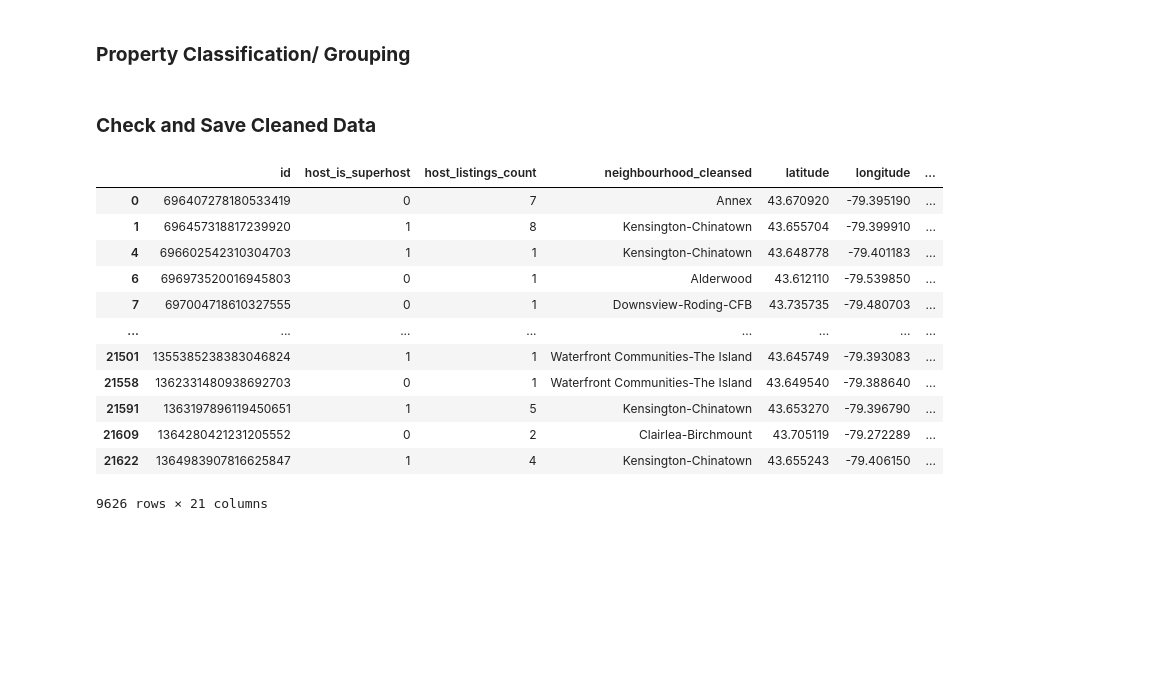
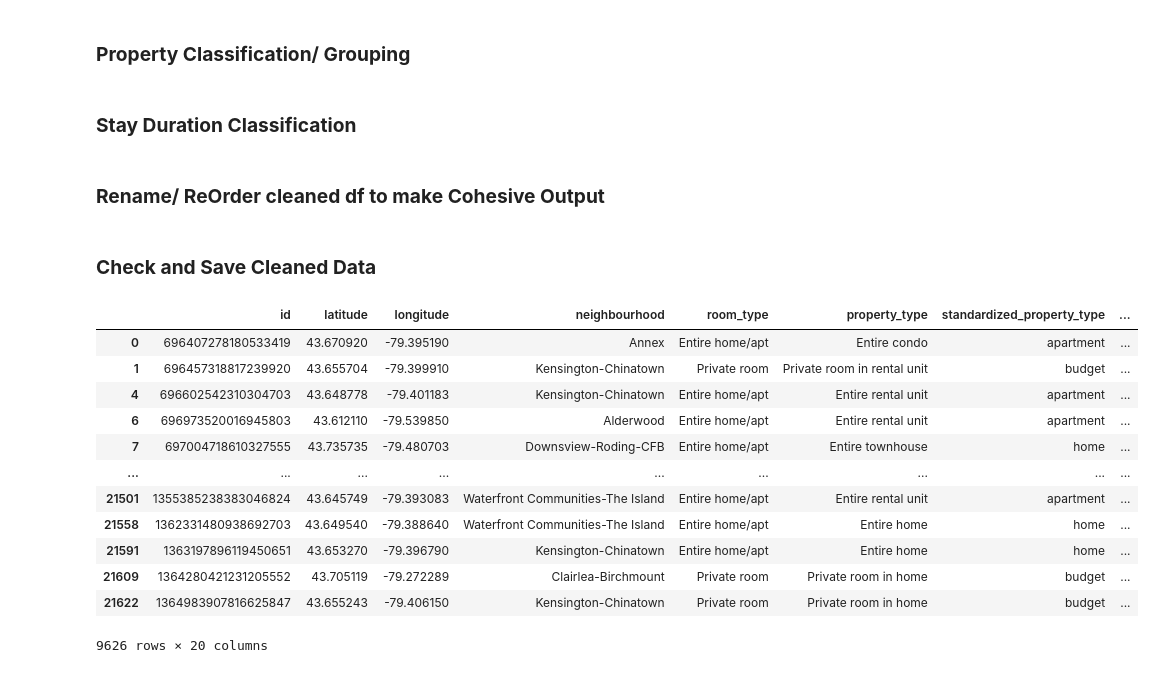
Before and after one commit to Oceanpro00/toronto_airbnb_investment_navigator, a Jupyter notebook: notebooks/1_data_cleaning.ipynb, the cells around one changed output. Saved outputs shown, nothing was run; the diff lists cells and outputs as text; code cells hidden in the pictures; blank space fills up the shorter version.

```diff
--- a/notebooks/1_data_cleaning.ipynb
+++ b/notebooks/1_data_cleaning.ipynb
@@ -108,19 +120,5 @@ def simplify_bathroom_text(text):
 # Apply Function and update
 listings_cleaned['bathrooms_text'] = listings_cleaned['bathrooms_text'].apply(simplify_bathroom_text)
 listings_cleaned.rename(columns={'bathrooms_text': 'bathrooms'}, inplace=True)
-# %%
-# Function to group bathroom values by just count
-def simplify_bathroom_text(text):
-    if text == 'no bath':
-        return 0
-    elif '1' in text:
-        return 1
-    elif '2' in text:
-        return 2
-    elif '3' in text:
-        return 3
-
-# Apply Function and update
-listings_cleaned['bathrooms_count'] = listings_cleaned['bathrooms'].apply(simplify_bathroom_text)
 # %% [markdown]
 ### **Property Classification/ Grouping**
@@ -163,19 +167,49 @@ listings_cleaned['standardized_property_type'] = listings_cleaned['property_type
+# %% [markdown]
+### **Stay Duration Classification**
+# %%
+# Function to Classify Stay Duration
+def classify_rental(min_nights, max_nights):
+    if min_nights > 31:
+        return 'Long-term'
+    elif min_nights <= 31 and max_nights <= 180:
+        return 'Short-term'
+    else:
+        return 'Mid-term'
+
+# Apply the categorization
+listings_cleaned['stay_duration'] = listings_cleaned[['minimum_nights', 'maximum_nights']].apply(lambda x : classify_rental(x[0],x[1]), axis=1)
+# %% [markdown]
+### **Rename/ ReOrder cleaned df to make Cohesive Output**
+# %%
+# rename columns
+listings_cleaned = listings_cleaned.rename(columns={
+    'neighbourhood_cleansed': 'neighbourhood'
+})
+
+# reorder columns
+listings_output = listings_cleaned[[
+    'id', 'latitude', 'longitude','neighbourhood', 'room_type', 'property_type',
+    'standardized_property_type', 'accommodates', 'bedrooms', 'beds', 'bathrooms',
+    'bathrooms_count', 'amenities', 'stay_duration', 'price',
+    'number_of_reviews_ly', 'host_is_superhost', 'host_listings_count',
+    'estimated_occupancy_l365d', 'estimated_revenue_l365d'
+    ]]
 # %% [markdown]
 ### **Check and Save Cleaned Data**
 # %%
 # Check Output Data
-listings_cleaned
+listings_output
 # %% [output]
-|  | id | host_is_superhost | host_listings_count | neighbourhood_cleansed | latitude | longitude | ... |
-| 0 | 696407278180533419 | 0 | 7 | Annex | 43.670920 | -79.395190 | ... |
-| 1 | 696457318817239920 | 1 | 8 | Kensington-Chinatown | 43.655704 | -79.399910 | ... |
-| 4 | 696602542310304703 | 1 | 1 | Kensington-Chinatown | 43.648778 | -79.401183 | ... |
-| 6 | 696973520016945803 | 0 | 1 | Alderwood | 43.612110 | -79.539850 | ... |
-| 7 | 697004718610327555 | 0 | 1 | Downsview-Roding-CFB | 43.735735 | -79.480703 | ... |
-| ... | ... | ... | ... | ... | ... | ... | ... |
-| 21501 | 1355385238383046824 | 1 | 1 | Waterfront Communities-The Island | 43.645749 | -79.393083 | ... |
-| 21558 | 1362331480938692703 | 0 | 1 | Waterfront Communities-The Island | 43.649540 | -79.388640 | ... |
-| 21591 | 1363197896119450651 | 1 | 5 | Kensington-Chinatown | 43.653270 | -79.396790 | ... |
-| 21609 | 1364280421231205552 | 0 | 2 | Clairlea-Birchmount | 43.705119 | -79.272289 | ... |
-| 21622 | 1364983907816625847 | 1 | 4 | Kensington-Chinatown | 43.655243 | -79.406150 | ... |
+|  | id | latitude | longitude | neighbourhood | room_type | property_type | standardized_property_type | ... |
+| 0 | 696407278180533419 | 43.670920 | -79.395190 | Annex | Entire home/apt | Entire condo | apartment | ... |
+| 1 | 696457318817239920 | 43.655704 | -79.399910 | Kensington-Chinatown | Private room | Private room in rental unit | budget | ... |
+| 4 | 696602542310304703 | 43.648778 | -79.401183 | Kensington-Chinatown | Entire home/apt | Entire rental unit | apartment | ... |
+| 6 | 696973520016945803 | 43.612110 | -79.539850 | Alderwood | Entire home/apt | Entire rental unit | apartment | ... |
+| 7 | 697004718610327555 | 43.735735 | -79.480703 | Downsview-Roding-CFB | Entire home/apt | Entire townhouse | home | ... |
+| ... | ... | ... | ... | ... | ... | ... | ... | ... |
+| 21501 | 1355385238383046824 | 43.645749 | -79.393083 | Waterfront Communities-The Island | Entire home/apt | Entire rental unit | apartment | ... |
+| 21558 | 1362331480938692703 | 43.649540 | -79.388640 | Waterfront Communities-The Island | Entire home/apt | Entire home | home | ... |
+| 21591 | 1363197896119450651 | 43.653270 | -79.396790 | Kensington-Chinatown | Entire home/apt | Entire home | home | ... |
+| 21609 | 1364280421231205552 | 43.705119 | -79.272289 | Clairlea-Birchmount | Private room | Private room in home | budget | ... |
+| 21622 | 1364983907816625847 | 43.655243 | -79.406150 | Kensington-Chinatown | Private room | Private room in home | budget | ... |
-9626 rows × 21 columns
+9626 rows × 20 columns
```
Also changed, not shown: parts of 5 cells of this notebook, 7 other files.
